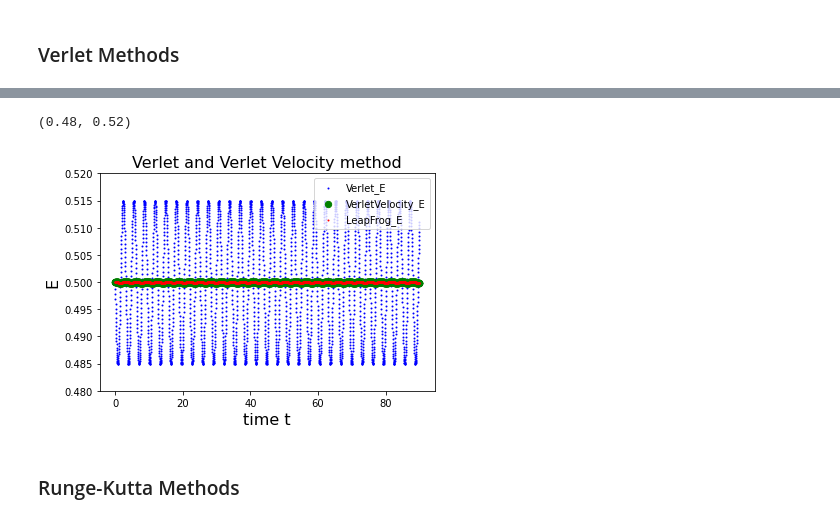
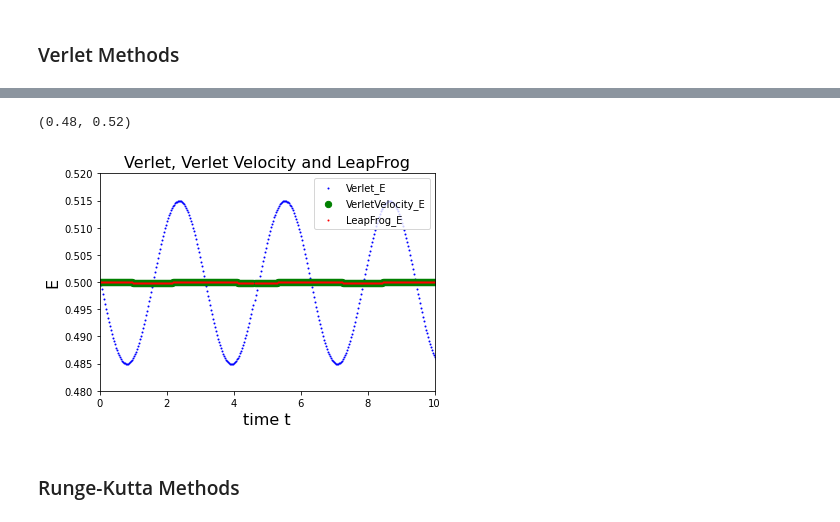
Before and after one commit to hylu666/hku-physics4150, a Jupyter notebook: Solving_Differential_Equations/Differential_Equations_1_Methods.ipynb, the cells around one changed output, grey strips where cells are left out. Saved outputs shown, nothing was run; the diff lists cells and outputs as text; code cells hidden in the pictures.

```diff
--- a/Solving_Differential_Equations/Differential_Equations_1_Methods.ipynb
+++ b/Solving_Differential_Equations/Differential_Equations_1_Methods.ipynb
@@ -133,16 +139,17 @@ plt.ylim(-2,2)
 # %%
 #Energy plot
 plt.scatter(t_vv,E_v,color='blue',s=1,label='Verlet_E')
 plt.scatter(t_vv,E_vv,color='green',s=40,label='VerletVelocity_E')
 plt.scatter(t_vv,E_lf,color='red',s=1,label='LeapFrog_E')
 plt.legend()
 plt.xlabel('time t',size=16)
 plt.ylabel('E',size=16)
-plt.title('Verlet and Verlet Velocity method',size=16)
+plt.title('Verlet, Verlet Velocity and LeapFrog',size=16)
+plt.xlim(0,10)
 plt.ylim(0.48,0.52)
 # %% [output]
 (0.48, 0.52)
-[figure, old version]
+[figure, new version]
 # %% [markdown]
 ### Runge-Kutta Methods
 # %% [markdown]
```
Also changed, not shown: parts of 2 cells of this notebook.
